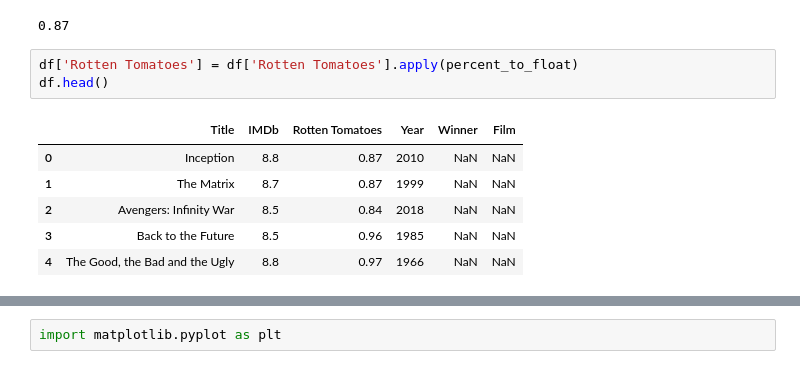
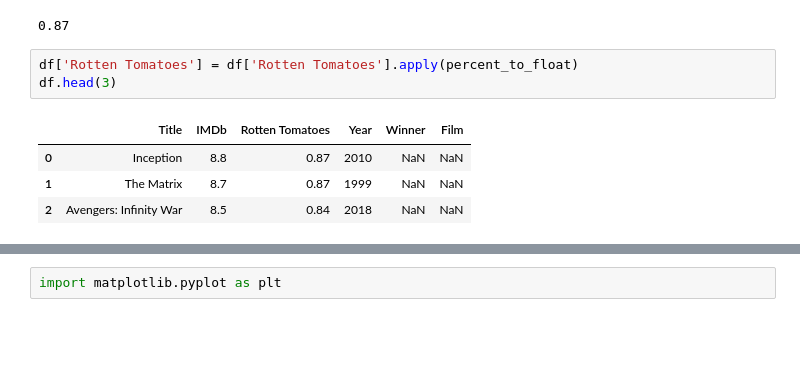
Before and after one commit to almetzler/SI330Final, a Jupyter notebook: Ben.ipynb, the cells around one changed output, grey strips where cells are left out. Saved outputs shown, nothing was run; the diff lists cells and outputs as text; blank space fills up the shorter version.

```diff
--- a/Ben.ipynb
+++ b/Ben.ipynb
@@ -73,11 +43,9 @@ percent_to_float('87%')
 0.87
 # %%
 df['Rotten Tomatoes'] = df['Rotten Tomatoes'].apply(percent_to_float)
-df.head()
+df.head(3)
 # %% [output]
 |  | Title | IMDb | Rotten Tomatoes | Year | Winner | Film |
 | 0 | Inception | 8.8 | 0.87 | 2010 | NaN | NaN |
 | 1 | The Matrix | 8.7 | 0.87 | 1999 | NaN | NaN |
 | 2 | Avengers: Infinity War | 8.5 | 0.84 | 2018 | NaN | NaN |
-| 3 | Back to the Future | 8.5 | 0.96 | 1985 | NaN | NaN |
-| 4 | The Good, the Bad and the Ugly | 8.8 | 0.97 | 1966 | NaN | NaN |
```
Also changed, not shown: parts of 15 cells of this notebook.
